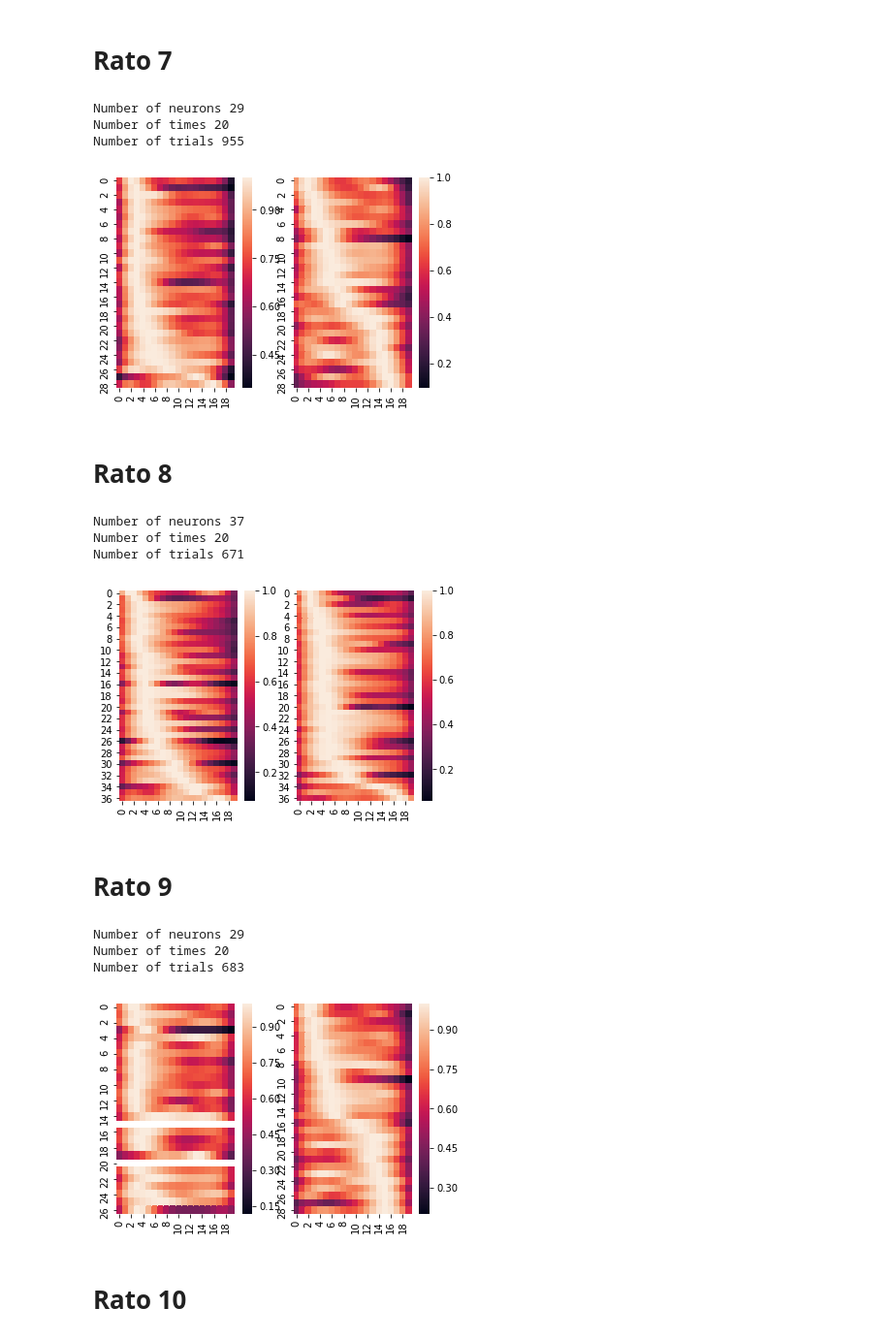
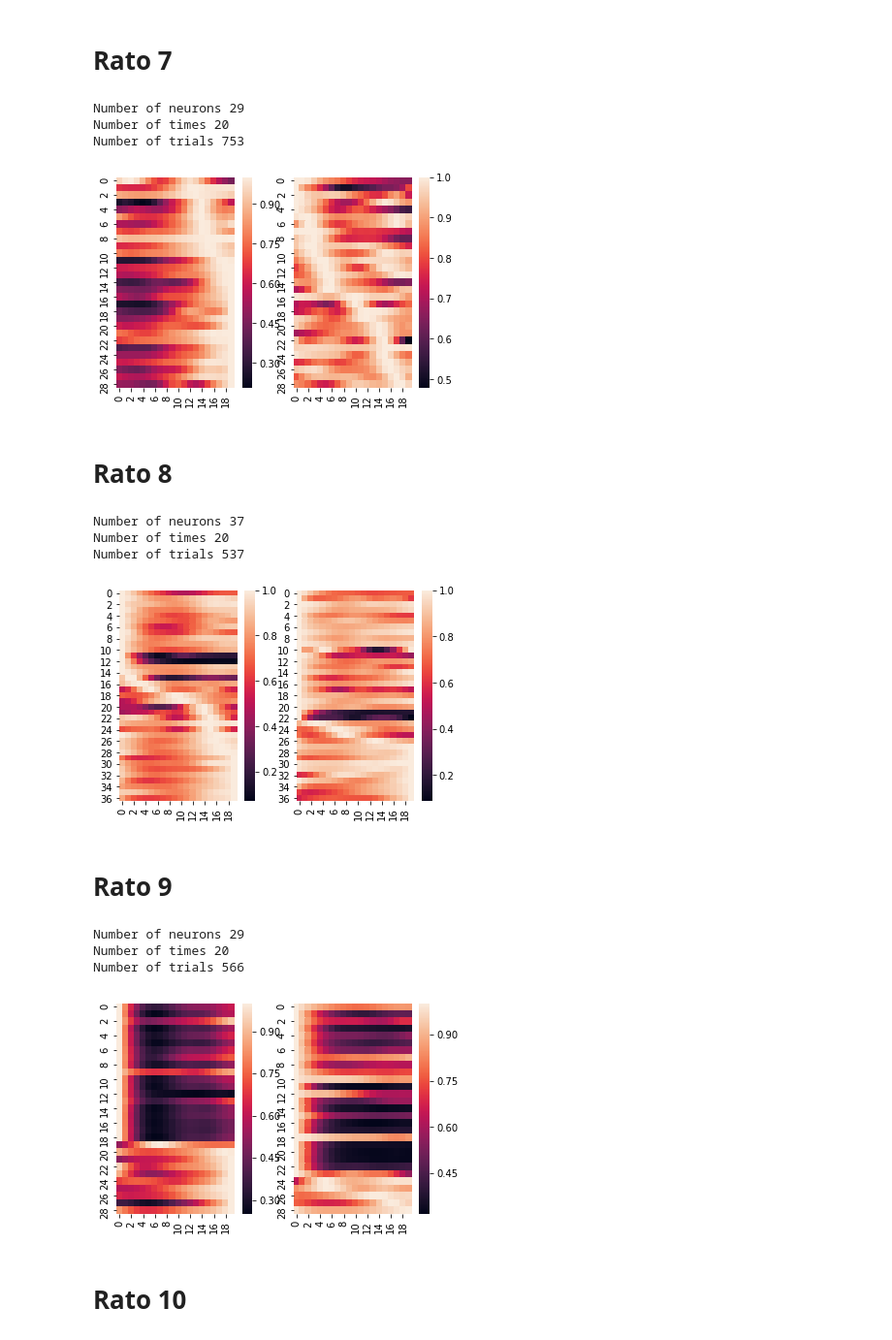
Before and after one commit to EstevaoUyra/Spikes, a Jupyter notebook: Time Cells.ipynb, the cells around one changed output. Shown at 97% size. Saved outputs shown, nothing was run; the diff lists cells and outputs as text; code cells hidden in the pictures.

Commit message:
Correct epoch creator to remove baseline

```diff
--- a/Time Cells.ipynb
+++ b/Time Cells.ipynb
@@ -8,60 +9,62 @@ import matplotlib.pyplot as plt
 # Rato 7
 # %%
 rat = 7
-data = pickle.load(open('Data/50ms_r'+str(rat)+'_1300msPlus1s.pickle','rb'))
-#data = pickle.load(open('Data/50ms_r7_3000to3500.pickle','rb'))
+data = pickle.load(open('Data/r'+str(rat)+'_bin50_sigma100.pickle','rb'))
+data = XyTfromEpoch(data,getBins=[10,36])[:,:20,:]
 print('Number of neurons',data.shape[0])
 print('Number of times',data.shape[1])
 print('Number of trials',data.shape[2])
 # %% [output]
 Number of neurons 29
 Number of times 20
-Number of trials 955
+Number of trials 753
 # %%
 plt.subplot(1,2,1)
-heatAct(trialToXyT(data[:,:,:200]))
+heatAct(trialToXyT(data[:,:,:100]))
 plt.subplot(1,2,2)
-heatAct(trialToXyT(data[:,:,-45:]))
+heatAct(trialToXyT(data[:,:,-100:]))
 # %% [output]
-[figure, old version]
+[figure, new version]
 # %% [markdown]
 # Rato 8
 # %%
 rat = 8
-data = pickle.load(open('Data/50ms_r'+str(rat)+'_1300msPlus1s.pickle','rb'))
+data = pickle.load(open('Data/r'+str(rat)+'_bin50_sigma100.pickle','rb'))
+data = XyTfromEpoch(data,getBins=[10,36])[:,:20,:]
 print('Number of neurons',data.shape[0])
 print('Number of times',data.shape[1])
 print('Number of trials',data.shape[2])
 # %% [output]
 Number of neurons 37
 Number of times 20
-Number of trials 671
+Number of trials 537
 # %%
 plt.subplot(1,2,1)
 heatAct(trialToXyT(data[:,:,:200]))
 plt.subplot(1,2,2)
 heatAct(trialToXyT(data[:,:,-200:]))
 # %% [output]
-[figure, old version]
+[figure, new version]
 # %% [markdown]
 # Rato 9
 # %%
 rat = 9
-data = pickle.load(open('Data/50ms_r'+str(rat)+'_1300msPlus1s.pickle','rb'))
+data = pickle.load(open('Data/r'+str(rat)+'_bin50_sigma100.pickle','rb'))
+data = XyTfromEpoch(data,getBins=[10,36])[:,:20,:]
 print('Number of neurons',data.shape[0])
 print('Number of times',data.shape[1])
 print('Number of trials',data.shape[2])
 # %% [output]
 Number of neurons 29
 Number of times 20
-Number of trials 683
+Number of trials 566
 # %%
 plt.subplot(1,2,1)
-heatAct(trialToXyT(data[:,:,:90]))
+heatAct(trialToXyT(data[:,:,:200]))
 plt.subplot(1,2,2)
-heatAct(trialToXyT(data[:,:,-90:]))
+heatAct(trialToXyT(data[:,:,-200:]))
 # %% [output]
-[figure, old version]
+[figure, new version]
 # %% [markdown]
 # Rato 10
 # %%
```
Also changed, not shown: parts of 3 cells of this notebook, 6 other files.
